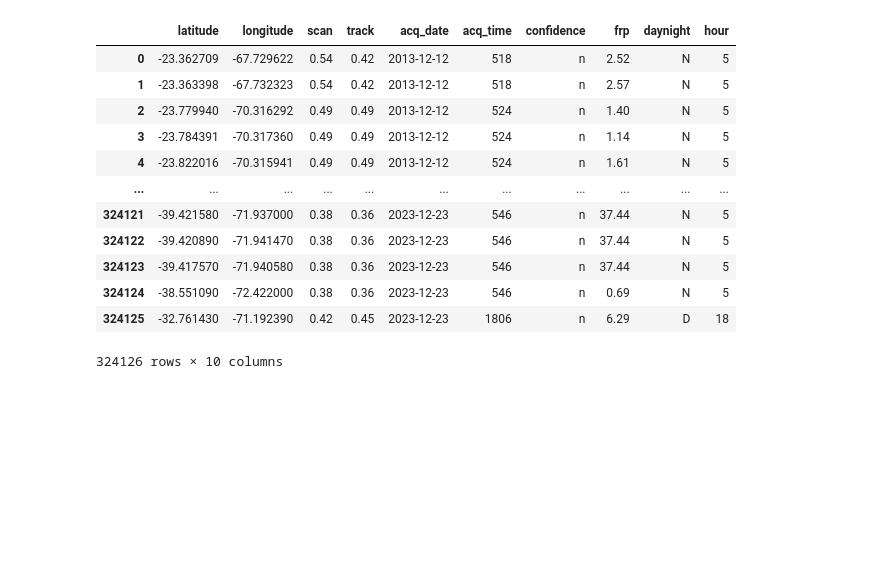
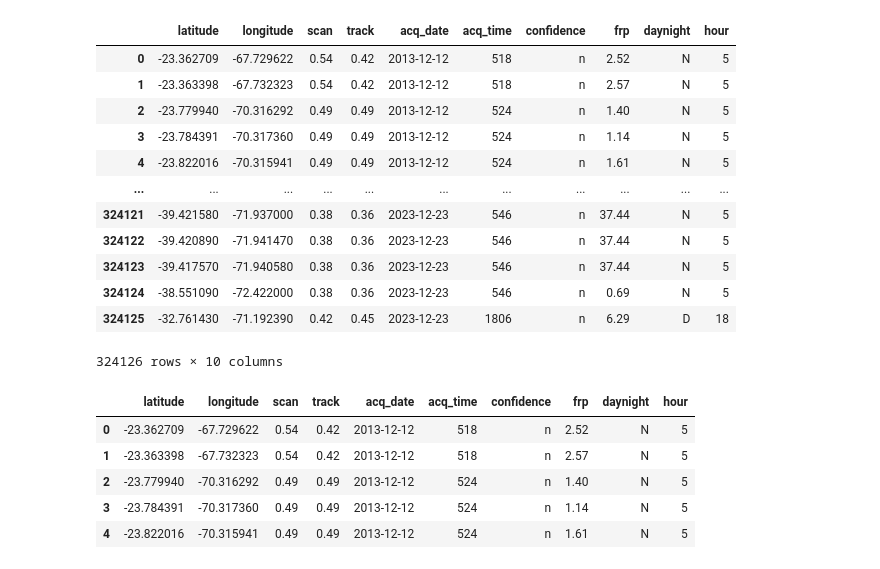
Before and after one commit to sebastiantare/chileanfires, a Jupyter notebook: notebooks/MergeFiles.ipynb, the cells around one changed output. Drawn from its saved outputs; the diff is of its cells as text; code cells hidden in the pictures; blank space fills up the shorter version.

```diff
--- a/notebooks/MergeFiles.ipynb
+++ b/notebooks/MergeFiles.ipynb
@@ -162,3 +162,12 @@ df
 subset = df.sample(100)
 # %%
 subset.to_parquet('../api/tests/test.parquet', index=None)
+# %%
+df = pd.read_parquet('../fires-api/db/fires.parquet')
+# %% [output]
+|  | latitude | longitude | scan | track | acq_date | acq_time | confidence | frp | daynight | hour |
+| 0 | -23.362709 | -67.729622 | 0.54 | 0.42 | 2013-12-12 | 518 | n | 2.52 | N | 5 |
+| 1 | -23.363398 | -67.732323 | 0.54 | 0.42 | 2013-12-12 | 518 | n | 2.57 | N | 5 |
+| 2 | -23.779940 | -70.316292 | 0.49 | 0.49 | 2013-12-12 | 524 | n | 1.40 | N | 5 |
+| 3 | -23.784391 | -70.317360 | 0.49 | 0.49 | 2013-12-12 | 524 | n | 1.14 | N | 5 |
+| 4 | -23.822016 | -70.315941 | 0.49 | 0.49 | 2013-12-12 | 524 | n | 1.61 | N | 5 |
```
Also changed, not shown: parts of 1 cell of this notebook, 4 other files.
